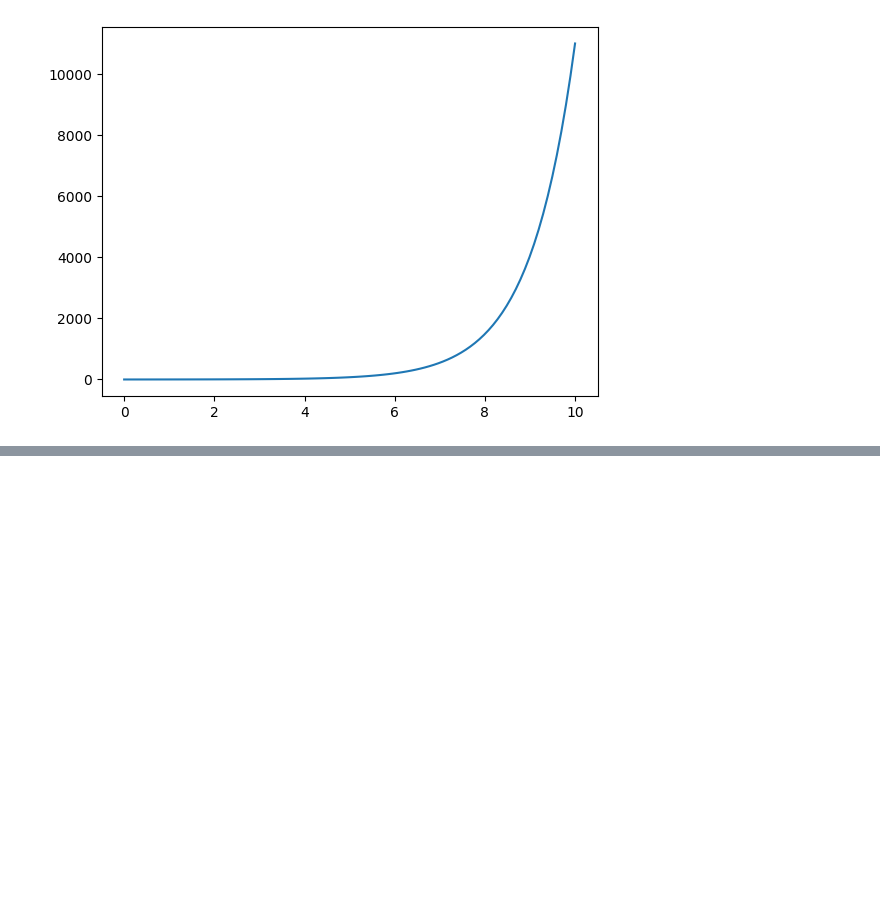
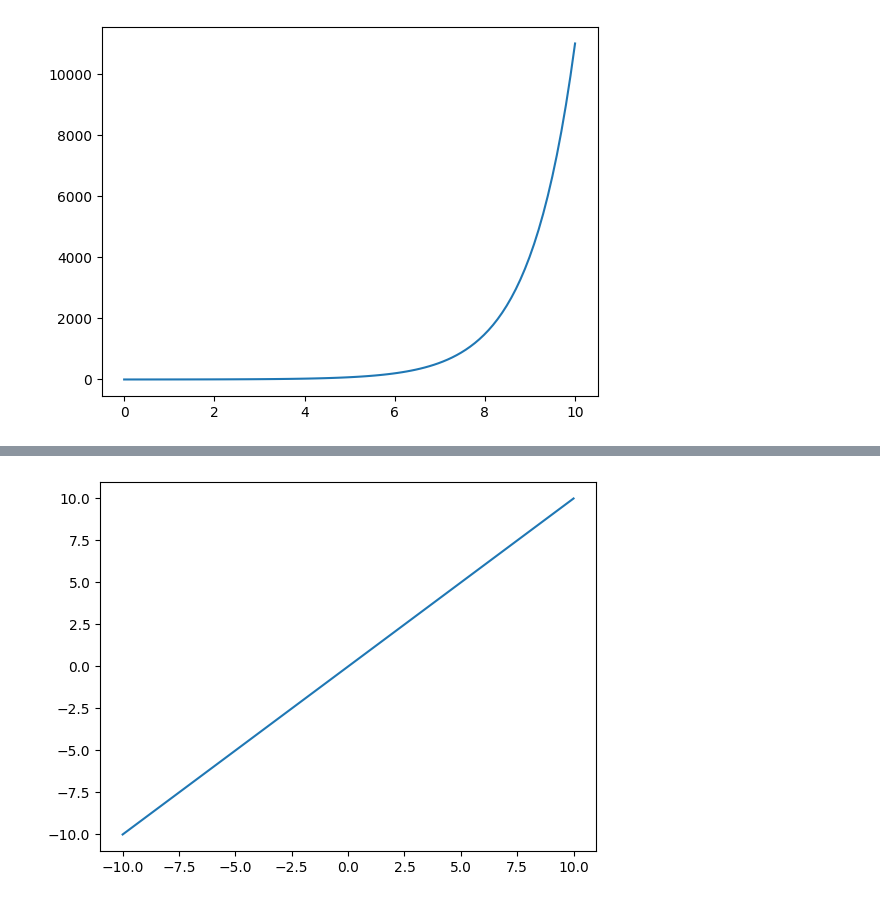
Before and after one commit to OmegaS48/MLDL_python, a Jupyter notebook: matplotlib.ipynb, the cells around one changed output, grey strips where cells are left out. Cells and saved outputs as stored; diff of their text form; code cells hidden in the pictures; blank space fills up the shorter version.

```diff
--- a/matplotlib.ipynb
+++ b/matplotlib.ipynb
@@ -54,0 +76,6 @@ plt.show()
+# %%
+z4=k
+plt.plot(k,z4)
+plt.show()
+# %% [output]
+[figure, added]
```
Also changed, not shown: parts of 8 cells of this notebook.
